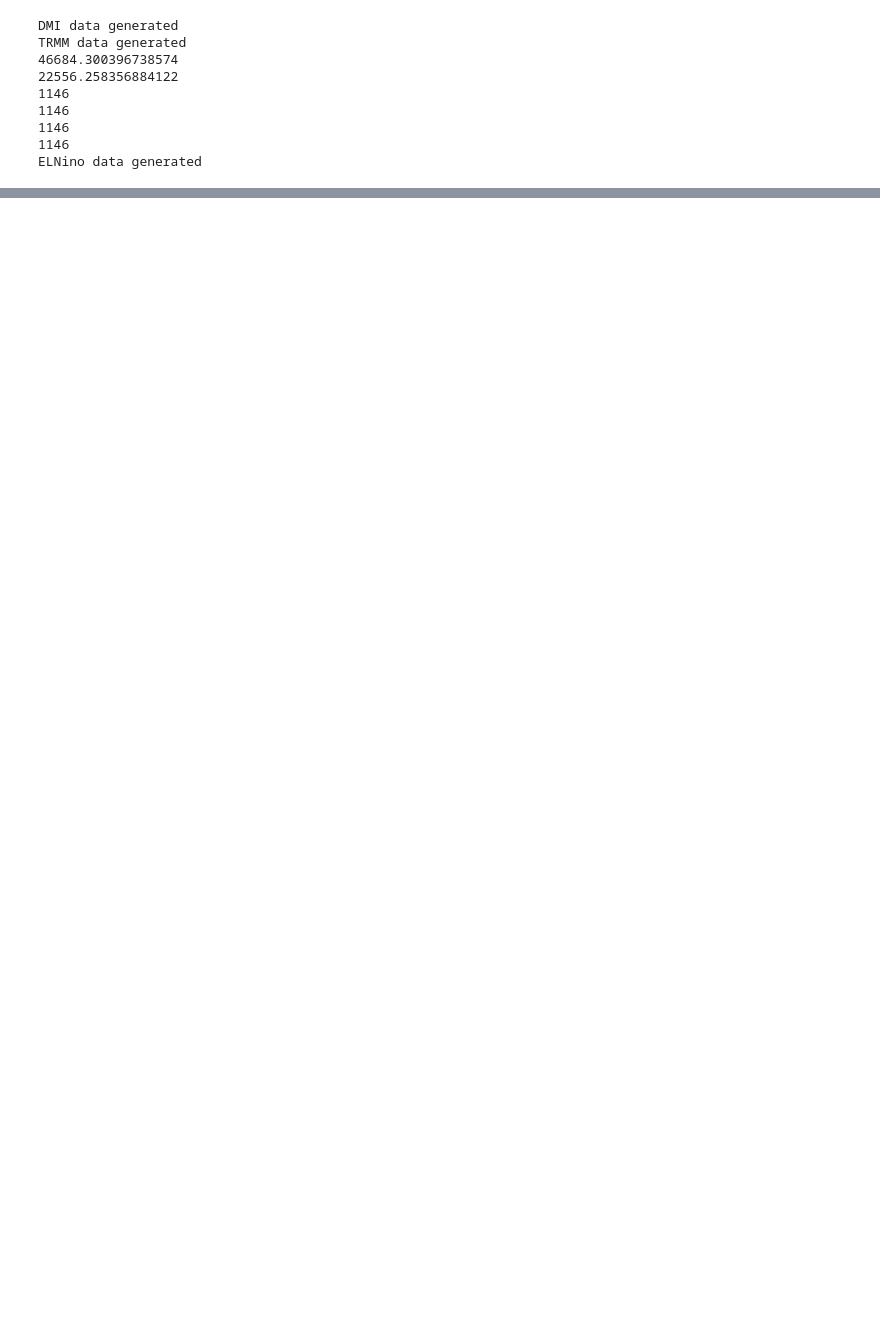
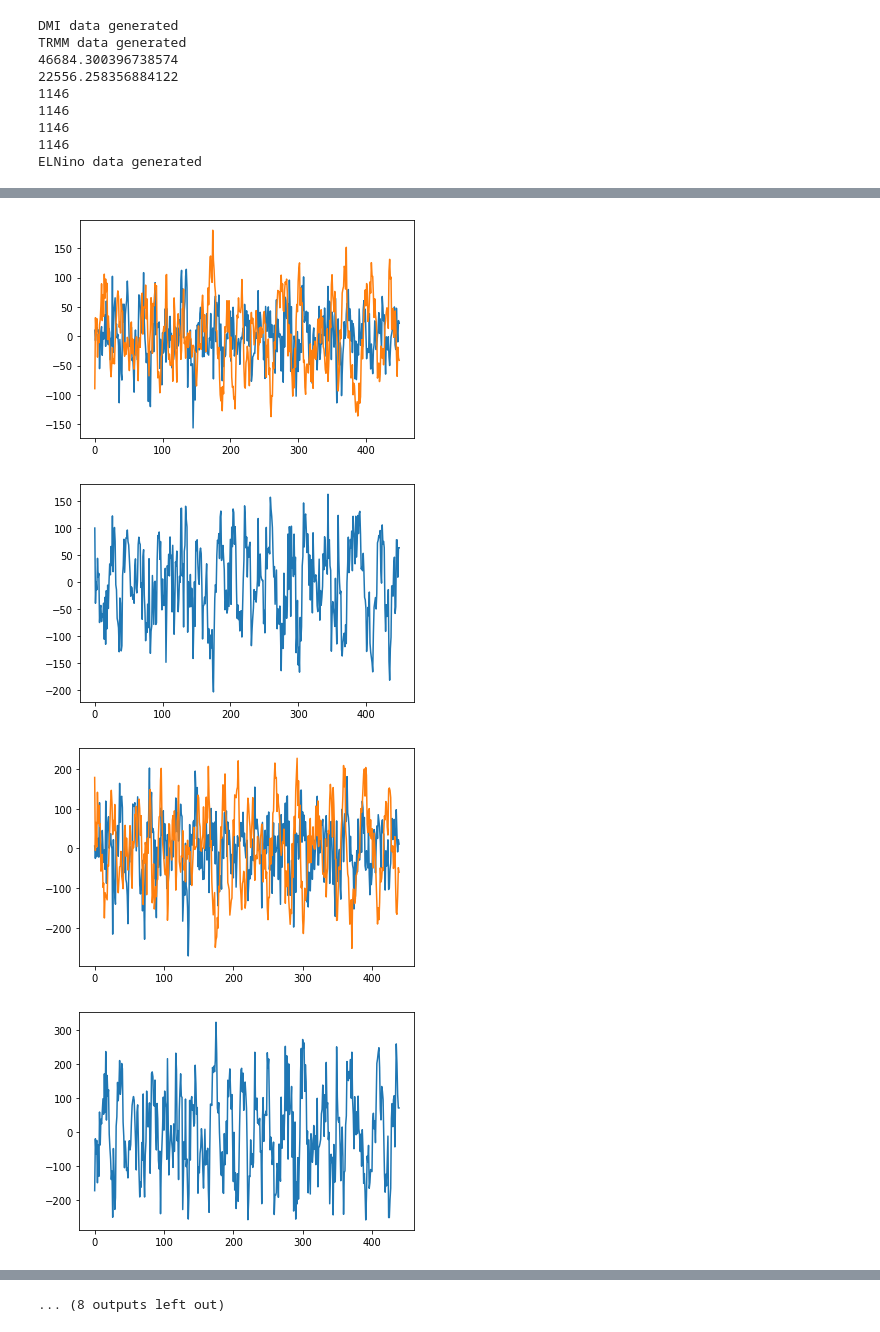
Before and after one commit to alexkwg/ClimateProject, a Jupyter notebook: Climate Project/ReadData.ipynb, the cells around one changed output, grey strips where cells are left out. Cells and saved outputs as stored; diff of their text form; code cells hidden in the pictures; blank space fills up the shorter version.

```diff
--- a/Climate Project/ReadData.ipynb
+++ b/Climate Project/ReadData.ipynb
@@ -488,0 +552,26 @@ plt.show()
+# %%
+#DMI(JUNE, July, August, September, October, November, December)
+#against First difference of TRMM(September, October, November December)
+DMI = reader.DMI_list
+DMI = flatten1(seperateByMonth2(reader.sortedKeys_DMI,reader.DMI_list,[8,9,10,11,12]))
+#DMI = applyFunc((seperateByMonth2(reader.sortedKeys_DMI,reader.DMI_list,[7,8,9,10,11,12])),lambda x: np.mean(x))
+TRMM = reader.TRMM_acc_list
+TRMM = getTRMMid(TRMM,0,0)
+TRMM = flatten1(seperateByMonth2(reader.sortedKeys_acc_TRMM,TRMM,[8,9,10,11,12]))
+#TRMM = applyFunc((seperateByMonth2(reader.sortedKeys_acc_TRMM,TRMM,[9,10,11,12])),lambda x: np.mean(x))
+for i in range(10):
+    TRMM = forwardDifferenceLag(TRMM,10)
+    DMI = forwardDifferenceLag(DMI,10)
+    plt.plot(TRMM)
+    plt.plot( applyFunc(DMI,lambda x: x*80 ))
+    plt.show()
+    #plt.plot(subtract(TRMM,applyFunc(DMI,lambda x: x*80 )))
+    #plt.show()
+
+
+plt.show()
+# %% [output]
+[figure, added]
+[figure, added]
+[figure, added]
+[figure, added]
@@ -489,3 +586,4 @@ plt.show()
+... (8 outputs left out)
 # %%
 #we can create a csv file here
 def writeLine(lst): #list [n,n2]
```
Also changed, not shown: parts of 13 cells of this notebook.
